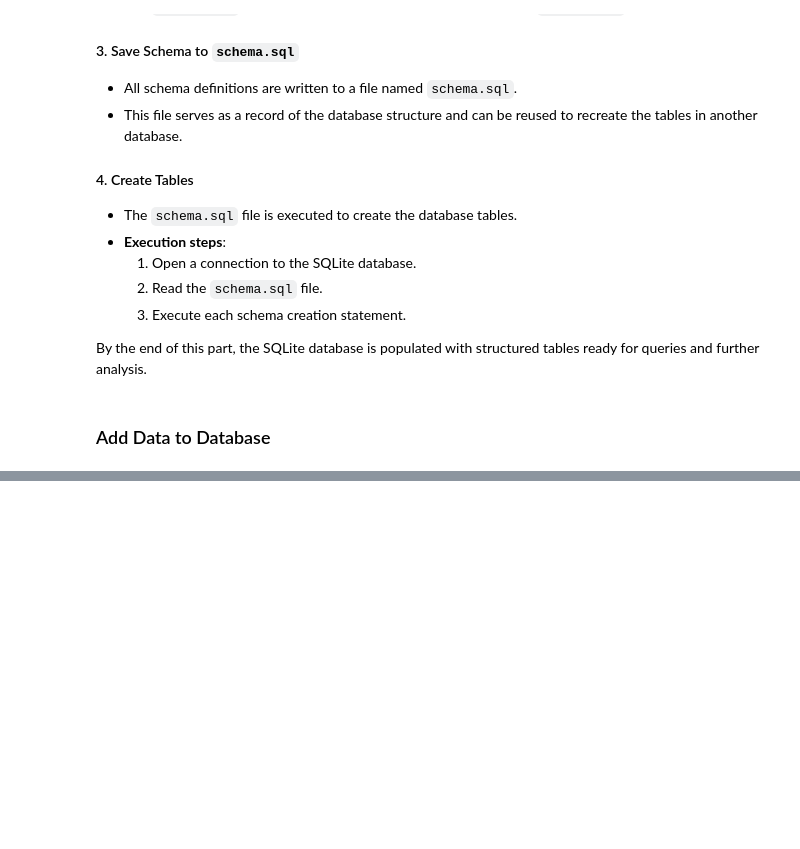
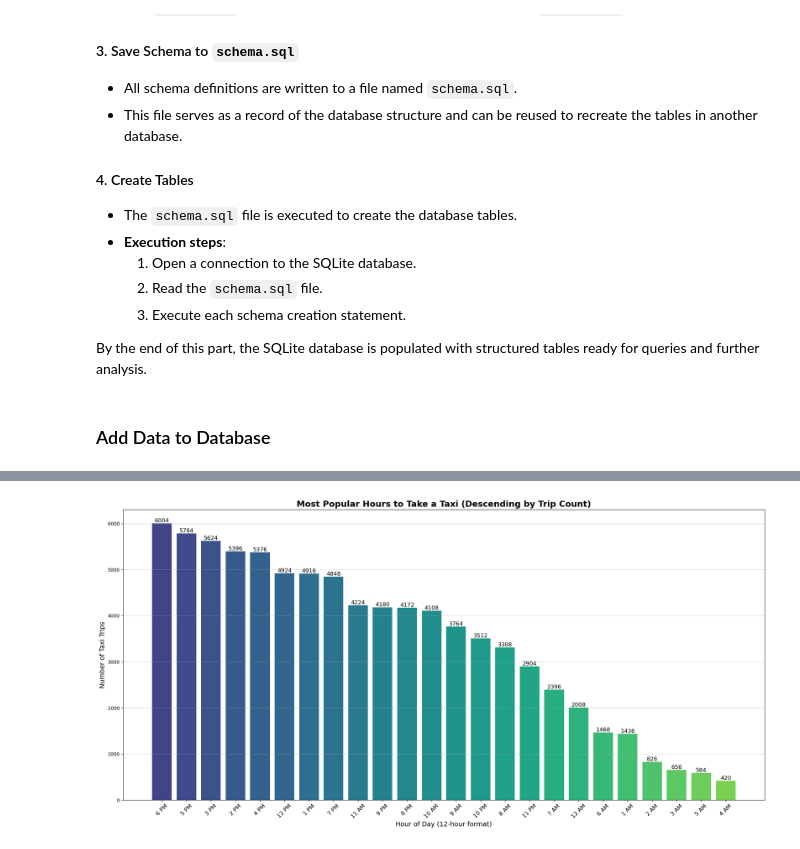
Before and after one commit to YunxinBai/4501-Final-Project, a Jupyter notebook: Project Scaffolding 1.ipynb, the cells around one changed output, grey strips where cells are left out. Drawn from its saved outputs; the diff is of its cells as text; code cells hidden in the pictures; blank space fills up the shorter version.

```diff
--- a/Project Scaffolding 1.ipynb
+++ b/Project Scaffolding 1.ipynb
@@ -1349,4 +1356,0 @@ write_dataframes_to_table(map_table_name_to_dataframe)
-# %%
-# Helper function to write the queries to file
-def write_query_to_file(query, outfile):
-    raise NotImplementedError()
@@ -1391,5 +2016,0 @@ def plot_visual_1(dataframe):
-# %%
-def get_data_for_visual_1():
-    # Query SQL database for the data needed.
-    # You can put the data queried into a pandas dataframe, if you wish
-    raise NotImplementedError()
@@ -1398,0 +2064,38 @@ plot_visual_1(some_dataframe)
+# %%
+# Step 2: Define a function to query the database and retrieve the data
+def get_data_for_visual_1():
+    """
+    Query the database to retrieve the most popular hours for taking a taxi.
+
+    Returns:
+        pd.DataFrame: A DataFrame containing the hours and corresponding trip counts.
+    """
+    QUERY_1 = """
+    SELECT
+        strftime('%H', pickup_datetime) AS hour,
+        COUNT(*) AS trip_count
+    FROM
+        taxi_trips
+    WHERE
+        DATE(pickup_datetime) BETWEEN '2020-01-01' AND '2024-08-31'
+    GROUP BY
+        hour
+    ORDER BY
+        trip_count DESC;
+    """
+    with engine.connect() as con:
+        results = con.execute(db.text(QUERY_1)).fetchall()
+
+    # Convert the query results to a pandas DataFrame
+    df = pd.DataFrame(results, columns=["hour", "trip_count"])
+
+    # Convert hour to an integer for further processing
+    df["hour"] = df["hour"].astype(int)
+
+    return df
+# %%
+# Step 3: Fetch the data and plot the visualization
+data_for_visual_1 = get_data_for_visual_1()
+plot_visual_1(data_for_visual_1)
+# %% [output]
+[figure, added]
```
Also changed, not shown: parts of 52 cells of this notebook.
